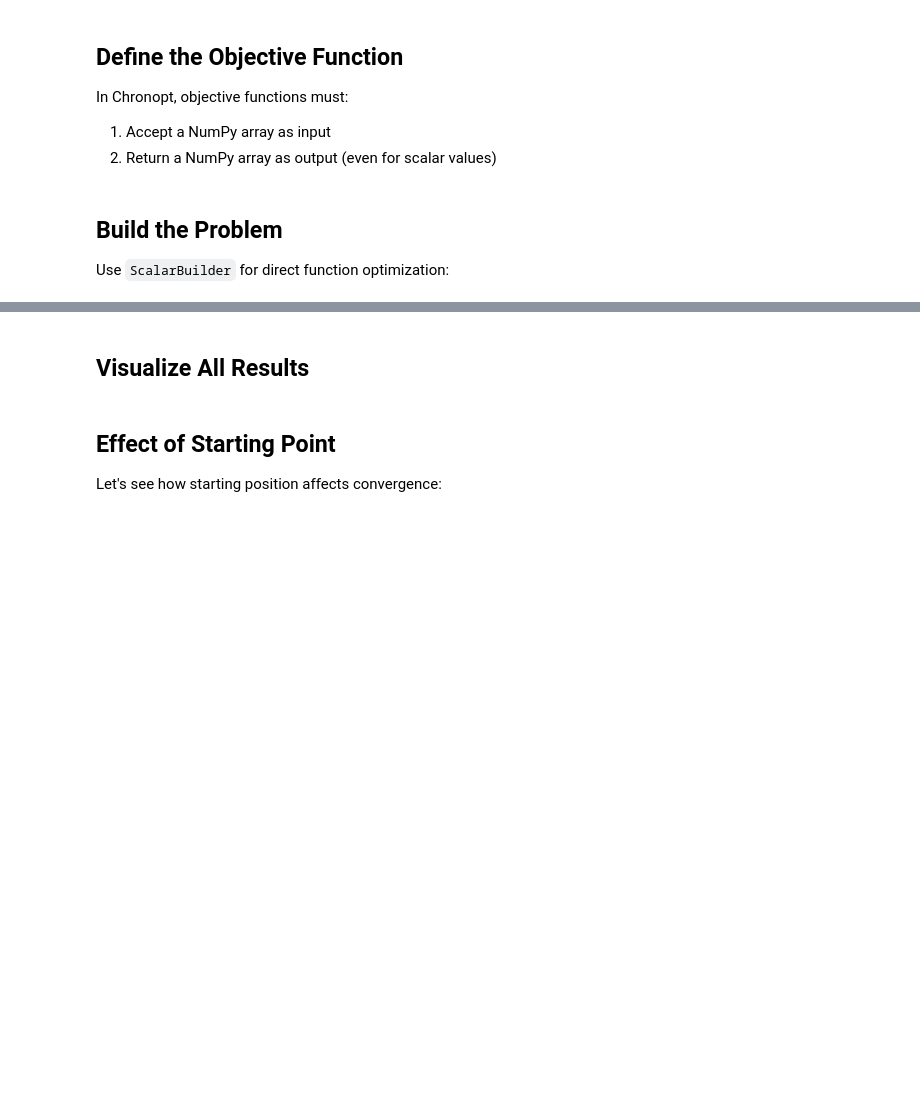
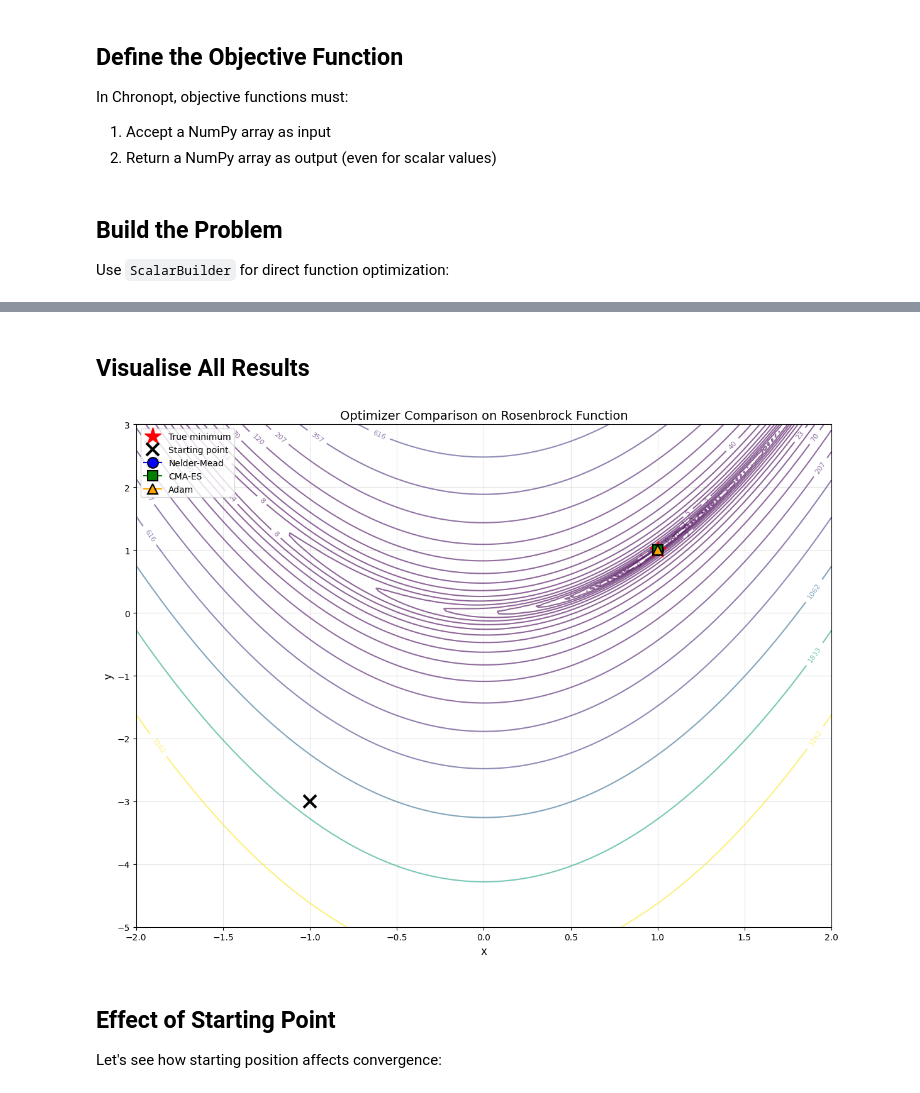
Before and after one commit to BradyPlanden/diffid, a Jupyter notebook: docs/tutorials/notebooks/01_optimization_basics.ipynb, the cells around one changed output, grey strips where cells are left out. Cells and saved outputs as stored; diff of their text form; code cells hidden in the pictures; blank space fills up the shorter version.

```diff
--- a/docs/tutorials/notebooks/01_optimization_basics.ipynb
+++ b/docs/tutorials/notebooks/01_optimization_basics.ipynb
@@ -96,28 +104,28 @@ print(f"Distance from true optimum: {np.linalg.norm(result.x - [1.0, 1.0]):.3e}"
 
 Let's compare Nelder-Mead, CMA-ES, and Adam:
 # %%
-# Define optimizers
-optimizers = {
+# Define optimisers
+optimisers = {
     "Nelder-Mead": chron.NelderMead().with_max_iter(1000),
     "CMA-ES": chron.CMAES().with_max_iter(300).with_step_size(0.5),
-    "Adam": chron.Adam().with_max_iter(1000).with_step_size(0.01),
+    "Adam": chron.Adam().with_max_iter(2000).with_step_size(0.25).with_threshold(1e-12),
 }
 
 # Test starting point
-initial_guess = [-1.5, -0.5]
+initial_guess = [-1.0, -3.0]
 
-# Run all optimizers
+# Run all optimisers
 results = {}
-for name, optimizer in optimizers.items():
-    result = optimizer.run(problem, initial_guess)
+for name, optimiser in optimisers.items():
+    result = optimiser.run(problem, initial_guess)
     results[name] = result
 
 # Display comparison
 print("\n" + "=" * 70)
-print("OPTIMIZER COMPARISON")
+print("OPTIMISER COMPARISON")
 print("=" * 70)
 print(
-    f"{'Optimizer':<15} {'Success':<10} {'Final Value':<15} {'Iterations':<12} {'Evaluations'}"
+    f"{'Optimiser':<15} {'Success':<10} {'Final Value':<15} {'Iterations':<12} {'Evaluations'}"
 )
 print("-" * 70)
 
@@ -133,9 +155,9 @@ for name, result in results.items():
 # %% [markdown]
-## Visualize All Results
+## Visualise All Results
 # %%
-# Create contour plot with all optimizers' results
+# Create contour plot with all optimisers' results
 x = np.linspace(-2, 2, 200)
-y = np.linspace(-1, 3, 200)
+y = np.linspace(-5, 3, 200)
 X, Y = np.meshgrid(x, y)
 Z = np.zeros_like(X)
 
@@ -160,35 +182,37 @@ ax.plot(
     "kx",
     markersize=15,
     markeredgewidth=3,
     label="Starting point",
     zorder=5,
 )
 
-# Plot optimizer results
+# Plot optimiser results
 colors = {"Nelder-Mead": "blue", "CMA-ES": "green", "Adam": "orange"}
 markers = {"Nelder-Mead": "o", "CMA-ES": "s", "Adam": "^"}
 
 for name, result in results.items():
     ax.plot(
         result.x[0],
         result.x[1],
         marker=markers[name],
         color=colors[name],
         markersize=12,
         label=name,
         zorder=5,
         markeredgecolor="black",
         markeredgewidth=1.5,
     )
 
 ax.set_xlabel("x", fontsize=12)
 ax.set_ylabel("y", fontsize=12)
-ax.set_title("Optimizer Comparison on Rosenbrock Function", fontsize=14)
+ax.set_title("Optimiser Comparison on Rosenbrock Function", fontsize=14)
 ax.grid(True, alpha=0.3)
 ax.legend(loc="upper left", fontsize=10)
 
 plt.tight_layout()
 plt.show()
+# %% [output]
+[figure, added]
 # %% [markdown]
 ## Effect of Starting Point
 
```
Also changed, not shown: parts of 14 cells of this notebook, 13 other files.
